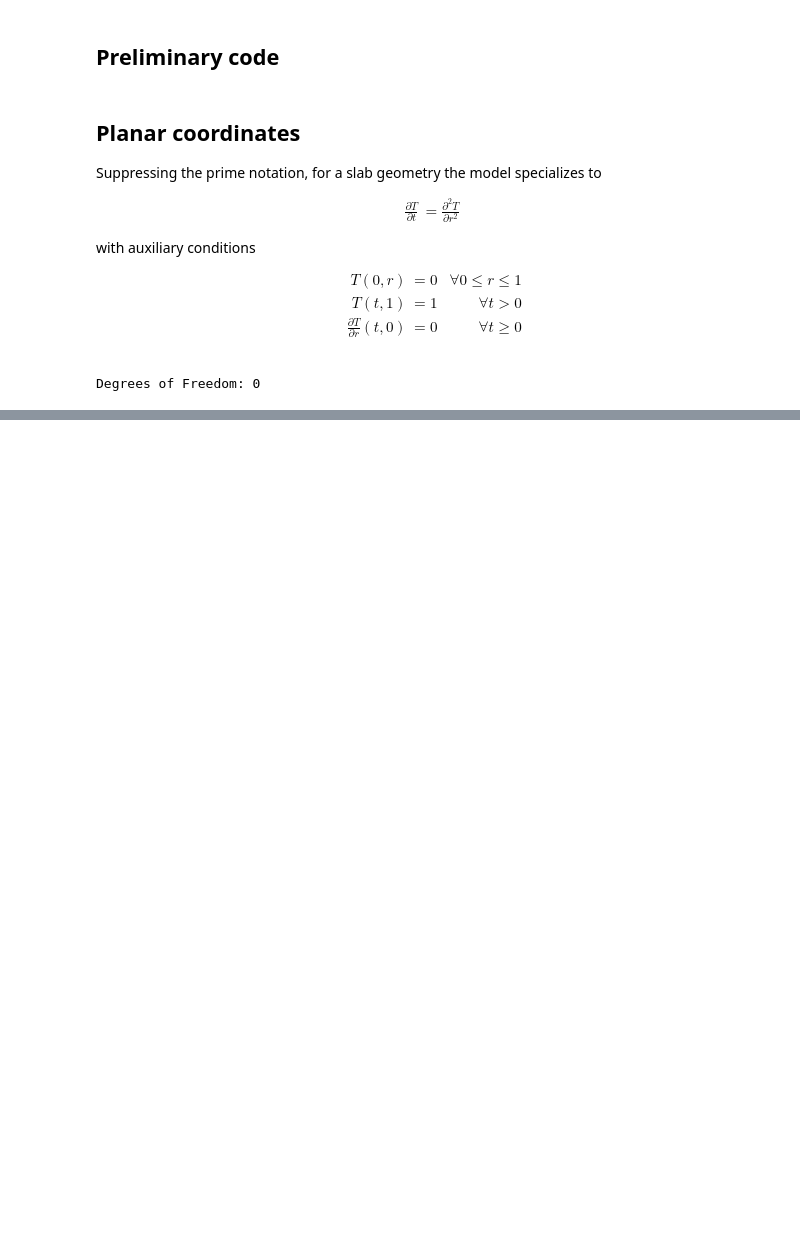
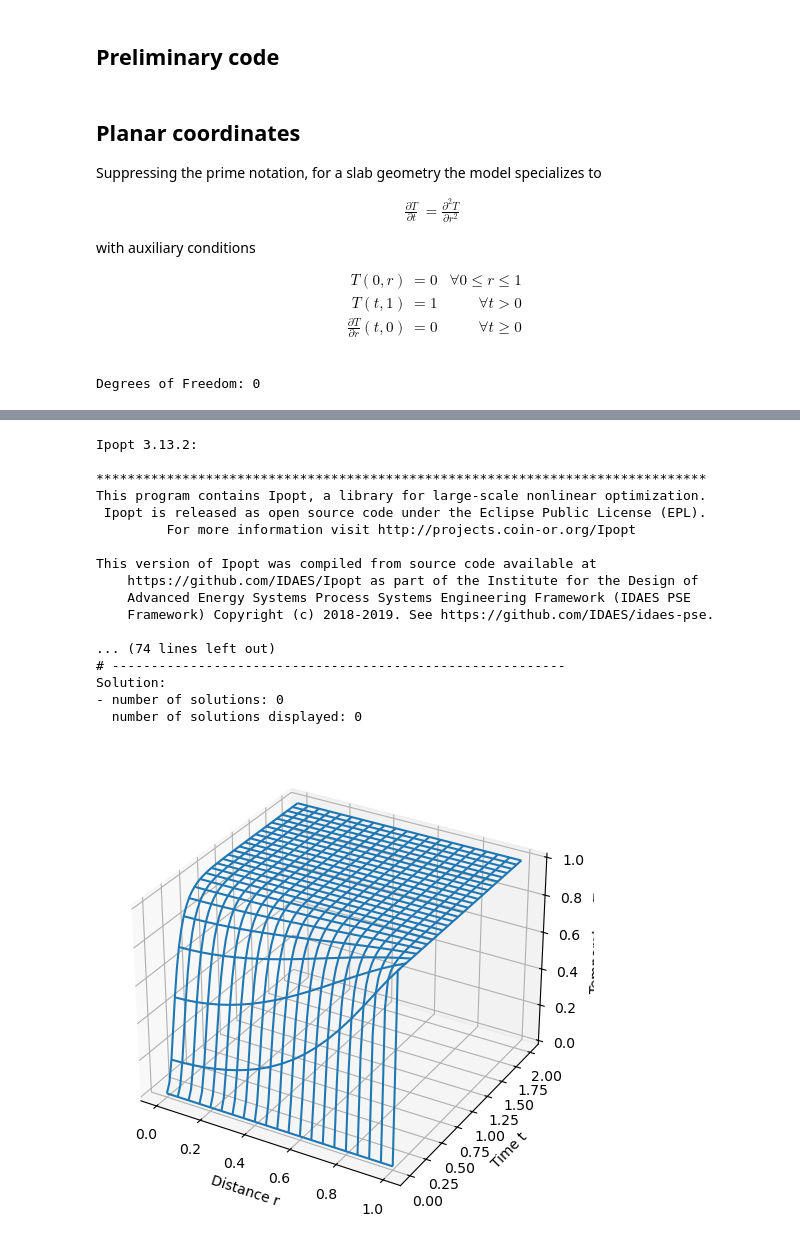
Before and after one commit to ndcbe/ND-Pyomo-Cookbook, a Jupyter notebook: notebooks/05.03-Heat_Conduction_in_Various_Geometries.ipynb, the cells around one changed output, grey strips where cells are left out. Saved outputs shown, nothing was run; the diff lists cells and outputs as text; code cells hidden in the pictures; blank space fills up the shorter version.

```diff
--- a/notebooks/05.03-Heat_Conduction_in_Various_Geometries.ipynb
+++ b/notebooks/05.03-Heat_Conduction_in_Various_Geometries.ipynb
@@ -200,0 +339,55 @@ Degrees of Freedom: 0
+# %%
+m = ConcreteModel()
+
+m.r = ContinuousSet(bounds=(0, 1))
+m.t = ContinuousSet(bounds=(0, 2))
+
+m.T = Var(m.t, m.r)
+
+m.dTdt = DerivativeVar(m.T, wrt=m.t)
+m.dTdr = DerivativeVar(m.T, wrt=m.r)
+
+# m.d2Tdr2 = DerivativeVar(m.T, wrt=(m.r, m.r))
+m.d2Tdr2 = DerivativeVar(m.dTdr, wrt=m.r)
+
+
+@m.Constraint(m.t, m.r)
+def pde(m, t, r):
+    if r == 0 or t == 0:
+        return Constraint.Skip
+    else:
+        return m.dTdt[t, r] == m.d2Tdr2[t, r] + (2 / r) * m.dTdr[t, r]
+
+
+m.ic = Constraint(m.r, rule=lambda m, r: m.T[0, r] == 0)
+m.bc1 = Constraint(m.t, rule=lambda m, t: m.T[t, 1] == 1 if t > 0 else Constraint.Skip)
+m.bc2 = Constraint(m.t, rule=lambda m, t: m.dTdr[t, 0] == 0)
+
+TransformationFactory("dae.finite_difference").apply_to(
+    m, nfe=20, wrt=m.r, scheme="BACKWARD"
+)
+TransformationFactory("dae.finite_difference").apply_to(
+    m, nfe=50, wrt=m.t, scheme="BACKWARD"
+)
+SolverFactory("ipopt", tee=True).solve(m, tee=True).write()
+
+model_plot(m)
+# %% [output]
+Ipopt 3.13.2:
+
+******************************************************************************
+This program contains Ipopt, a library for large-scale nonlinear optimization.
+ Ipopt is released as open source code under the Eclipse Public License (EPL).
+         For more information visit http://projects.coin-or.org/Ipopt
+
+This version of Ipopt was compiled from source code available at
+    https://github.com/IDAES/Ipopt as part of the Institute for the Design of
+    Advanced Energy Systems Process Systems Engineering Framework (IDAES PSE
+    Framework) Copyright (c) 2018-2019. See https://github.com/IDAES/idaes-pse.
+
+... (74 lines left out)
+# ----------------------------------------------------------
+Solution:
+- number of solutions: 0
+  number of solutions displayed: 0
+[figure, added]
```
Also changed, not shown: parts of 22 cells of this notebook.
